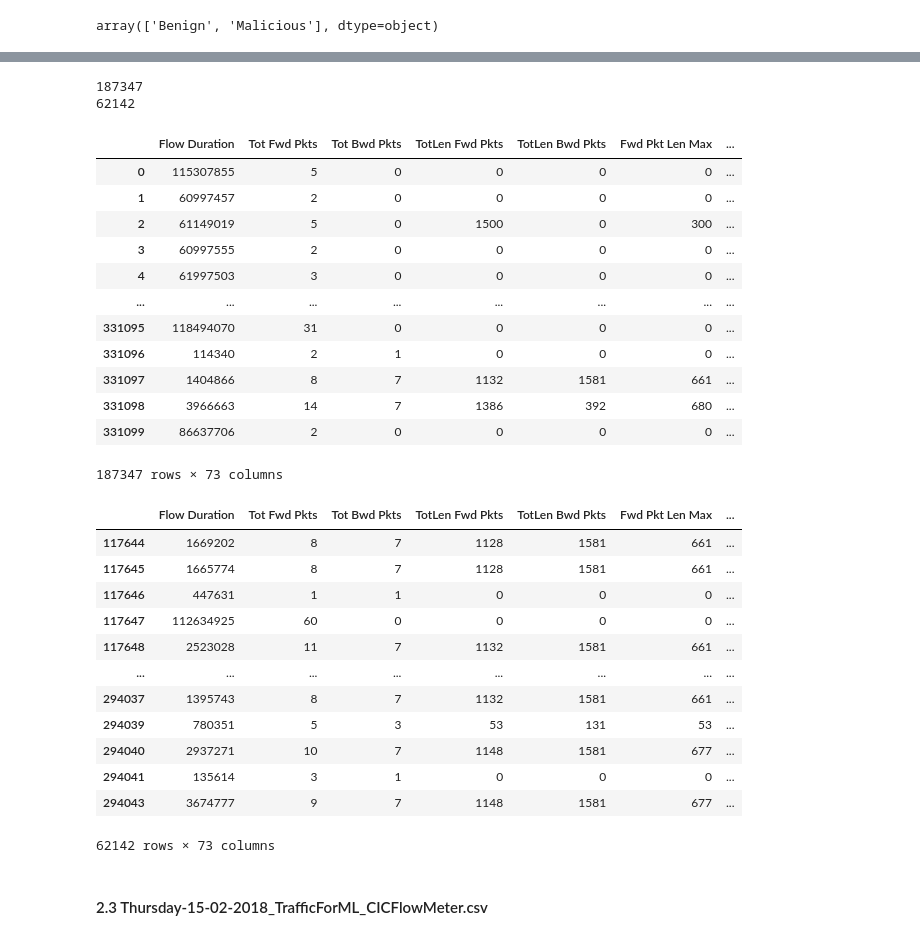
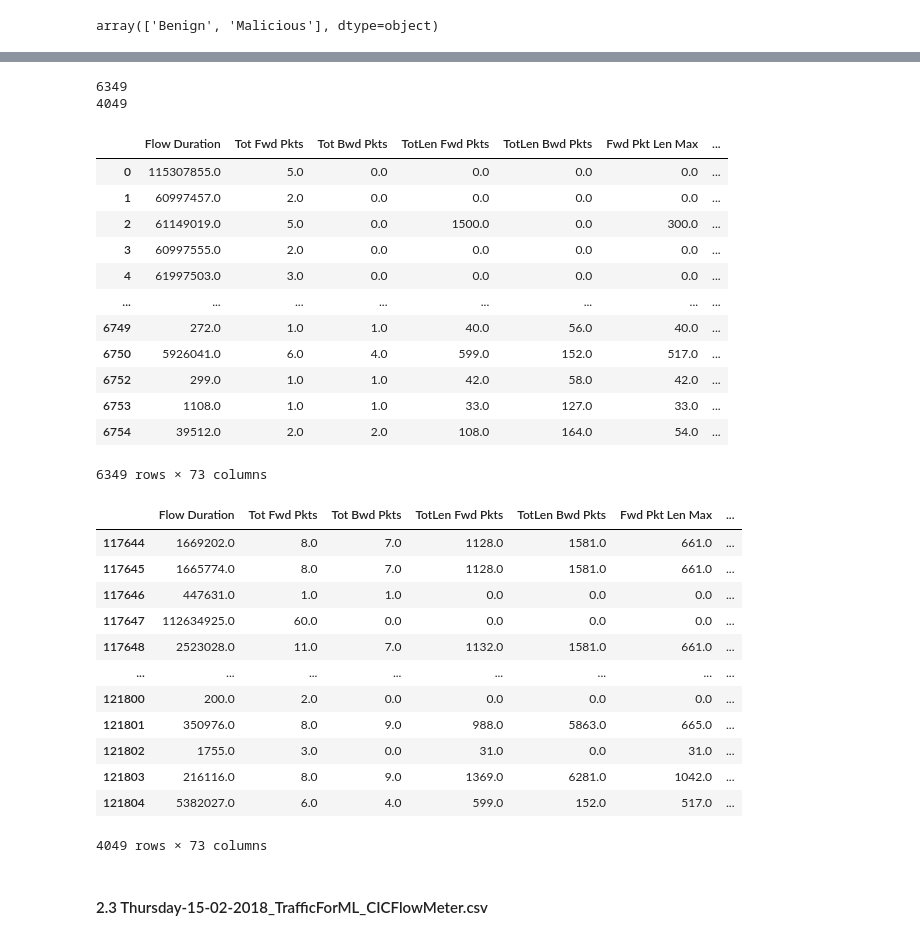
Before and after one commit to alittlesheepofGod/cse-cic-ids2018, a Jupyter notebook: 1-Exploring_CIC-IDS-2018_Dataset.ipynb, the cells around one changed output, grey strips where cells are left out. Cells and saved outputs as stored; diff of their text form; code cells hidden in the pictures.

```diff
--- a/1-Exploring_CIC-IDS-2018_Dataset.ipynb
+++ b/1-Exploring_CIC-IDS-2018_Dataset.ipynb
@@ -1720,7 +1778,7 @@ df_thursday2.loc[df_thursday2["Label"] == "Label"]
 ### 2- Removing row with erroneous 'Label' label
 # %%
 # Remove erroneous 'Label' row
-df_thursday2.drop(df_thursday2.loc[df_thursday1["Label"] == "Label"].index, inplace=True)
+df_thursday2.drop(df_thursday2.loc[df_thursday2["Label"] == "Label"].index, inplace=True)
 # %%
 df_thursday2
 # %% [output]
@@ -1888,0 +1932,3 @@ df_thursday2
+# %%
+# drop missing values
+df_thursday2 = df_thursday2.dropna()
@@ -1888,0 +1969,10 @@ df_thursday2
+# %%
+# take only 4049 Infilteration and 6349 benign
+mask_benign5 = (df_thursday2["Label"] == "Benign")
+mask_infilteration = (df_thursday2["Label"] == "Infilteration")
+
+df_thursday2.loc[mask_benign5] = df_thursday2.loc[mask_benign5].head(6349)
+df_thursday2.loc[mask_infilteration] = df_thursday2.loc[mask_infilteration].head(4049)
+
+print(df_thursday2["Label"].value_counts()[['Benign']].sum())
+print(df_thursday2["Label"].value_counts()[['Infilteration']].sum())
@@ -1888,0 +1982,3 @@ df_thursday2
+# %%
+df_thursday2 = df_thursday2.dropna()
+df_thursday2
@@ -1972,44 +2093,44 @@ memory usage: 137.5 MB
 print(df_thursday2["Label"].value_counts()[[0]].sum())
 print(df_thursday2["Label"].value_counts()[[1]].sum())
 # %% [output]
-187347
-62142
+6349
+4049
 # %%
 # take dataframe of benign of the first day
-df_friday5_benign =  df_thursday2[df_thursday2["Label"]==0]
-df_friday5_benign
+df_thursday2_benign =  df_thursday2[df_thursday2["Label"]==0]
+df_thursday2_benign
 # %% [output]
 |  | Flow Duration | Tot Fwd Pkts | Tot Bwd Pkts | TotLen Fwd Pkts | TotLen Bwd Pkts | Fwd Pkt Len Max | ... |
-| 0 | 115307855 | 5 | 0 | 0 | 0 | 0 | ... |
-| 1 | 60997457 | 2 | 0 | 0 | 0 | 0 | ... |
-| 2 | 61149019 | 5 | 0 | 1500 | 0 | 300 | ... |
-| 3 | 60997555 | 2 | 0 | 0 | 0 | 0 | ... |
-| 4 | 61997503 | 3 | 0 | 0 | 0 | 0 | ... |
+| 0 | 115307855.0 | 5.0 | 0.0 | 0.0 | 0.0 | 0.0 | ... |
+| 1 | 60997457.0 | 2.0 | 0.0 | 0.0 | 0.0 | 0.0 | ... |
+| 2 | 61149019.0 | 5.0 | 0.0 | 1500.0 | 0.0 | 300.0 | ... |
+| 3 | 60997555.0 | 2.0 | 0.0 | 0.0 | 0.0 | 0.0 | ... |
+| 4 | 61997503.0 | 3.0 | 0.0 | 0.0 | 0.0 | 0.0 | ... |
 | ... | ... | ... | ... | ... | ... | ... | ... |
-| 331095 | 118494070 | 31 | 0 | 0 | 0 | 0 | ... |
-| 331096 | 114340 | 2 | 1 | 0 | 0 | 0 | ... |
-| 331097 | 1404866 | 8 | 7 | 1132 | 1581 | 661 | ... |
-| 331098 | 3966663 | 14 | 7 | 1386 | 392 | 680 | ... |
-| 331099 | 86637706 | 2 | 0 | 0 | 0 | 0 | ... |
+| 6749 | 272.0 | 1.0 | 1.0 | 40.0 | 56.0 | 40.0 | ... |
+| 6750 | 5926041.0 | 6.0 | 4.0 | 599.0 | 152.0 | 517.0 | ... |
+| 6752 | 299.0 | 1.0 | 1.0 | 42.0 | 58.0 | 42.0 | ... |
+| 6753 | 1108.0 | 1.0 | 1.0 | 33.0 | 127.0 | 33.0 | ... |
+| 6754 | 39512.0 | 2.0 | 2.0 | 108.0 | 164.0 | 54.0 | ... |
-187347 rows × 73 columns
+6349 rows × 73 columns
 # %%
-# take datafram of malicious of the first day
-df_friday5_malicious = df_thursday2[df_thursday2["Label"]==1]
-df_friday5_malicious
+# take datafram of malicious of the 5th day
+df_thursday2_malicious = df_thursday2[df_thursday2["Label"]==1]
+df_thursday2_malicious
 # %% [output]
 |  | Flow Duration | Tot Fwd Pkts | Tot Bwd Pkts | TotLen Fwd Pkts | TotLen Bwd Pkts | Fwd Pkt Len Max | ... |
-| 117644 | 1669202 | 8 | 7 | 1128 | 1581 | 661 | ... |
-| 117645 | 1665774 | 8 | 7 | 1128 | 1581 | 661 | ... |
-| 117646 | 447631 | 1 | 1 | 0 | 0 | 0 | ... |
-| 117647 | 112634925 | 60 | 0 | 0 | 0 | 0 | ... |
-| 117648 | 2523028 | 11 | 7 | 1132 | 1581 | 661 | ... |
+| 117644 | 1669202.0 | 8.0 | 7.0 | 1128.0 | 1581.0 | 661.0 | ... |
+| 117645 | 1665774.0 | 8.0 | 7.0 | 1128.0 | 1581.0 | 661.0 | ... |
+| 117646 | 447631.0 | 1.0 | 1.0 | 0.0 | 0.0 | 0.0 | ... |
+| 117647 | 112634925.0 | 60.0 | 0.0 | 0.0 | 0.0 | 0.0 | ... |
+| 117648 | 2523028.0 | 11.0 | 7.0 | 1132.0 | 1581.0 | 661.0 | ... |
 | ... | ... | ... | ... | ... | ... | ... | ... |
-| 294037 | 1395743 | 8 | 7 | 1132 | 1581 | 661 | ... |
-| 294039 | 780351 | 5 | 3 | 53 | 131 | 53 | ... |
-| 294040 | 2937271 | 10 | 7 | 1148 | 1581 | 677 | ... |
-| 294041 | 135614 | 3 | 1 | 0 | 0 | 0 | ... |
-| 294043 | 3674777 | 9 | 7 | 1148 | 1581 | 677 | ... |
+| 121800 | 200.0 | 2.0 | 0.0 | 0.0 | 0.0 | 0.0 | ... |
+| 121801 | 350976.0 | 8.0 | 9.0 | 988.0 | 5863.0 | 665.0 | ... |
+| 121802 | 1755.0 | 3.0 | 0.0 | 31.0 | 0.0 | 31.0 | ... |
+| 121803 | 216116.0 | 8.0 | 9.0 | 1369.0 | 6281.0 | 1042.0 | ... |
+| 121804 | 5382027.0 | 6.0 | 4.0 | 599.0 | 152.0 | 517.0 | ... |
-62142 rows × 73 columns
+4049 rows × 73 columns
 # %% [markdown]
 #### 2.3 Thursday-15-02-2018_TrafficForML_CICFlowMeter.csv
 # %%
```
Also changed, not shown: parts of 149 cells of this notebook, 1 other file.
